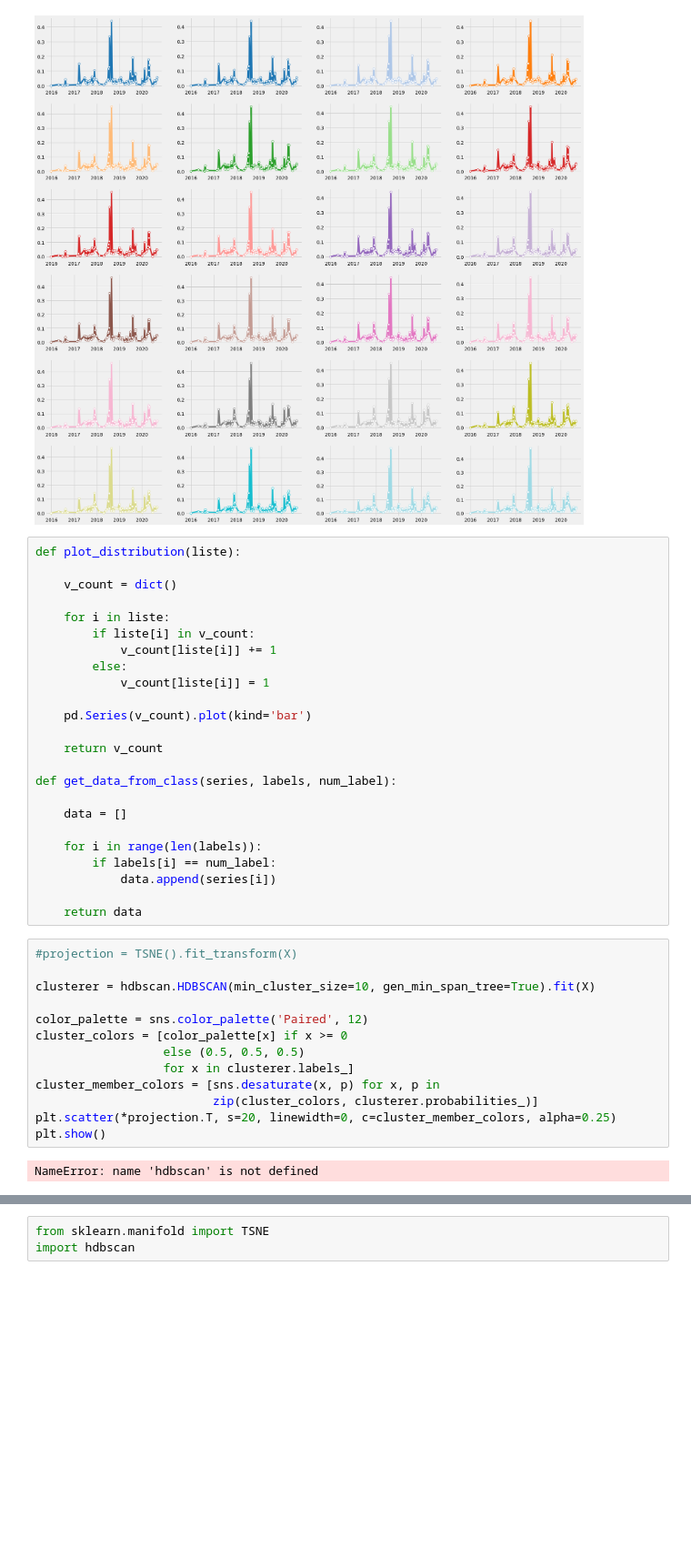
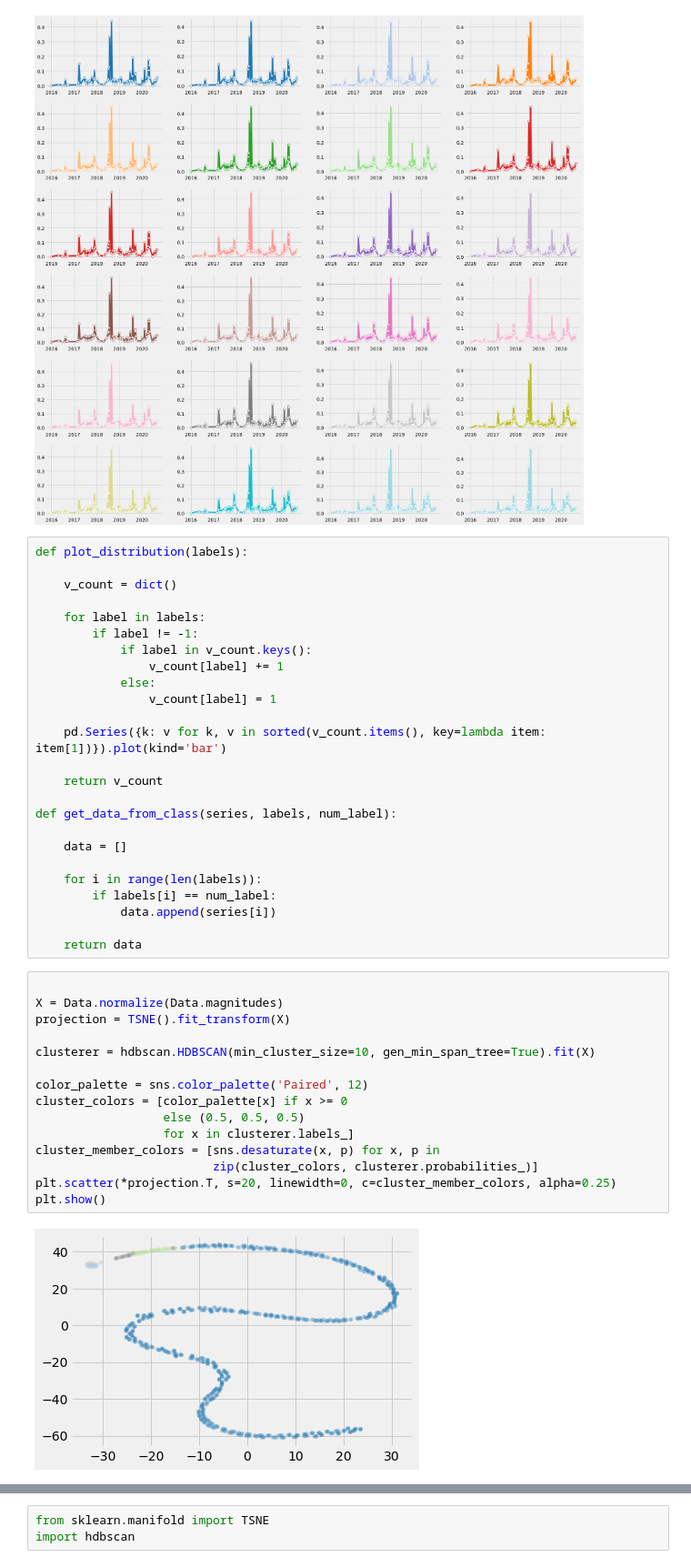
Before and after one commit to EddyVianney/Stage_master2_sdsc_eost, a Jupyter notebook: PMEDV_STAGE_SDSC_EOST.ipynb, the cells around one changed output, grey strips where cells are left out. Shown at 91% size. Drawn from its saved outputs; the diff is of its cells as text; blank space fills up the shorter version.

```diff
--- a/PMEDV_STAGE_SDSC_EOST.ipynb
+++ b/PMEDV_STAGE_SDSC_EOST.ipynb
@@ -632,17 +535,18 @@ plot_series(get_data_from_class(vel_ts, clusterer.labels_, 2))
 # %% [output]
 [figure]
 # %%
-def plot_distribution(liste):
+def plot_distribution(labels):
 
     v_count = dict()
 
-    for i in liste:
-        if liste[i] in v_count:
-            v_count[liste[i]] += 1
-        else:
-            v_count[liste[i]] = 1
+    for label in labels:
+        if label != -1:
+            if label in v_count.keys():
+                v_count[label] += 1
+            else:
+                v_count[label] = 1
 
-    pd.Series(v_count).plot(kind='bar')
+    pd.Series({k: v for k, v in sorted(v_count.items(), key=lambda item: item[1])}).plot(kind='bar')
 
     return v_count
 
@@ -656,17 +560,19 @@ def get_data_from_class(series, labels, num_label):
 
     return data
 # %%
-#projection = TSNE().fit_transform(X)
+
+X = Data.normalize(Data.magnitudes)
+projection = TSNE().fit_transform(X)
 
 clusterer = hdbscan.HDBSCAN(min_cluster_size=10, gen_min_span_tree=True).fit(X)
 
 color_palette = sns.color_palette('Paired', 12)
 cluster_colors = [color_palette[x] if x >= 0
                   else (0.5, 0.5, 0.5)
                   for x in clusterer.labels_]
 cluster_member_colors = [sns.desaturate(x, p) for x, p in
                          zip(cluster_colors, clusterer.probabilities_)]
 plt.scatter(*projection.T, s=20, linewidth=0, c=cluster_member_colors, alpha=0.25)
 plt.show()
 # %% [output]
-NameError: name 'hdbscan' is not defined
+[figure, added]
```
Also changed, not shown: parts of 42 cells of this notebook.
